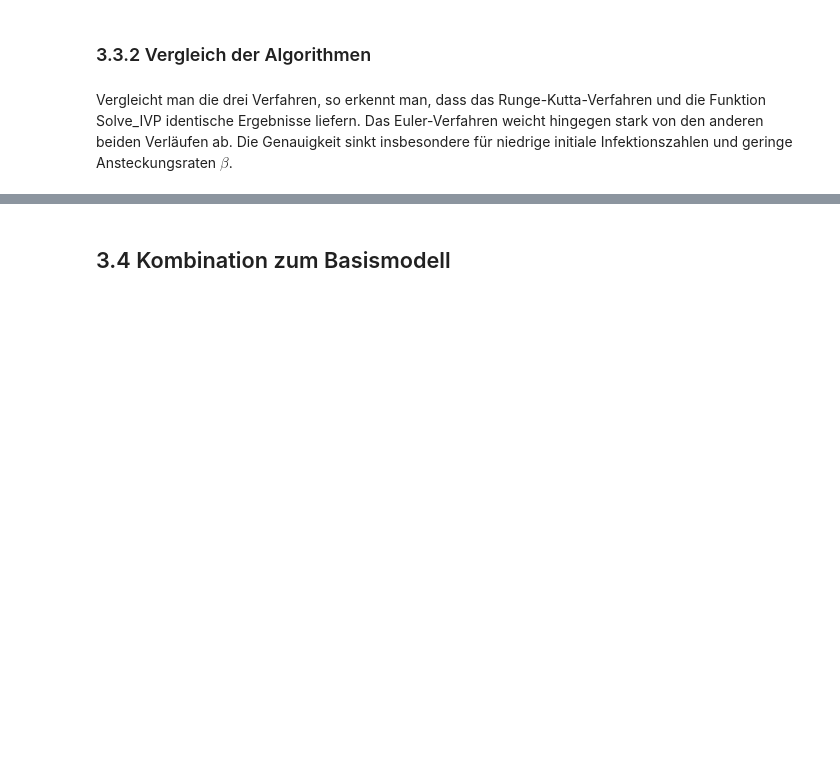
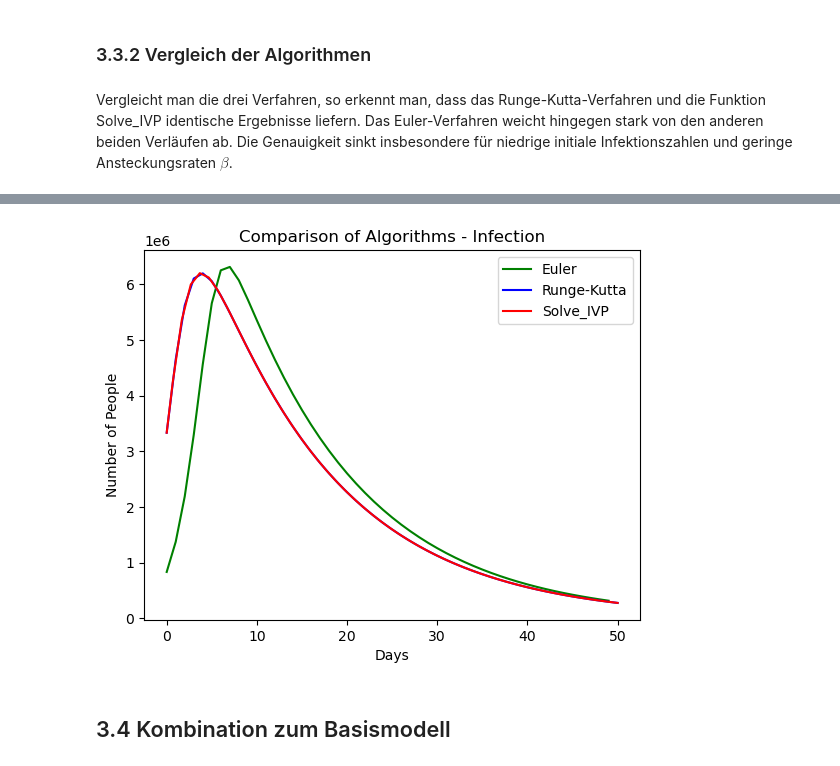
Before and after one commit to LoloSpirit/PlagueInc, a Jupyter notebook: Ausarbeitung_Projekt.ipynb, the cells around one changed output, grey strips where cells are left out. Drawn from its saved outputs; the diff is of its cells as text; code cells hidden in the pictures; blank space fills up the shorter version.

```diff
--- a/Ausarbeitung_Projekt.ipynb
+++ b/Ausarbeitung_Projekt.ipynb
@@ -347,9 +350,9 @@ days = 50
 
 plt.close()
 # plot euler
-t = time.time()
+ti = time.time()
 t, s, i, r = calculate_SIR_euler(test_city, beta, gamma, days)
-print(f'Euler took {time() - t}ms')
+print(f'Euler took {(time.time() - ti)*1000}ms')
 plt.plot(t, i, c='green', label='Euler')
 
 # reset city again, because euler-method overwrites values
@@ -357,15 +360,15 @@ test_city.reset_city()
 test_city.infect_percent(.4)
 
 #plot runge-kutta
-t = time.time()
+ti = time.time()
 t, s, i, r = calculate_SIR_runge_kutta(test_city, beta, gamma, days)
-print(f'Runge Kutta took {time() - t}ms')
+print(f'Runge Kutta took {(time.time() - ti)*1000}ms')
 plt.plot(t, i, c='blue', label='Runge-Kutta')
 
 # plot ivp
-t = time.time()
+ti = time.time()
 sol = calculate_SIR_ivp(test_city, beta, gamma, days)
-print(f'Solve IVP took {time() - t}ms')
+print(f'Solve IVP took {(time.time() - ti)*1000}ms')
 plt.plot(sol.t, sol.y[1], c='red', label='Solve_IVP')
 
 plt.xlabel('Days')
@@ -378,3 +383,4 @@ TypeError: 'module' object is not callable
+[figure, added]
 # %% [markdown]
 ## 3.4 Kombination zum Basismodell
 # %% [markdown]
```
Also changed, not shown: parts of 2 cells of this notebook.
